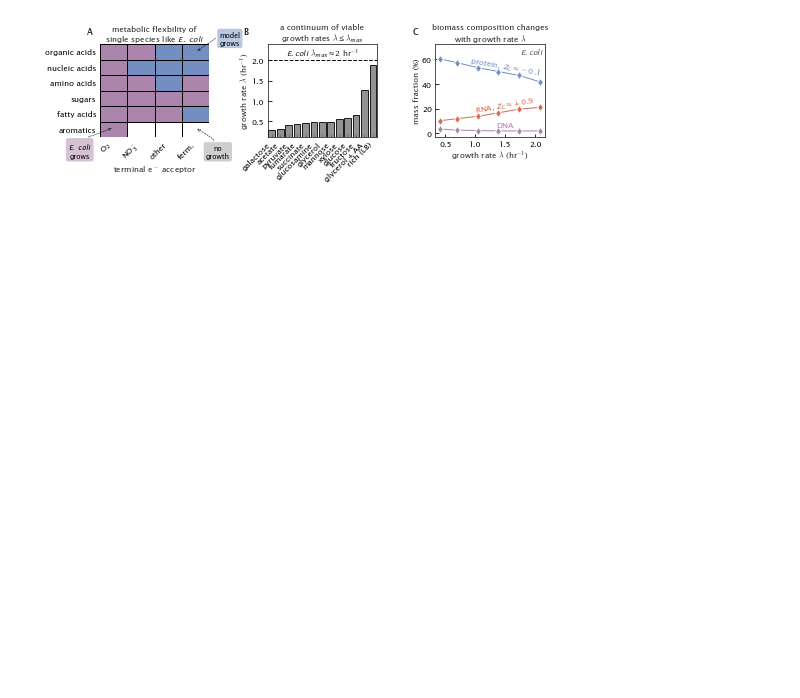
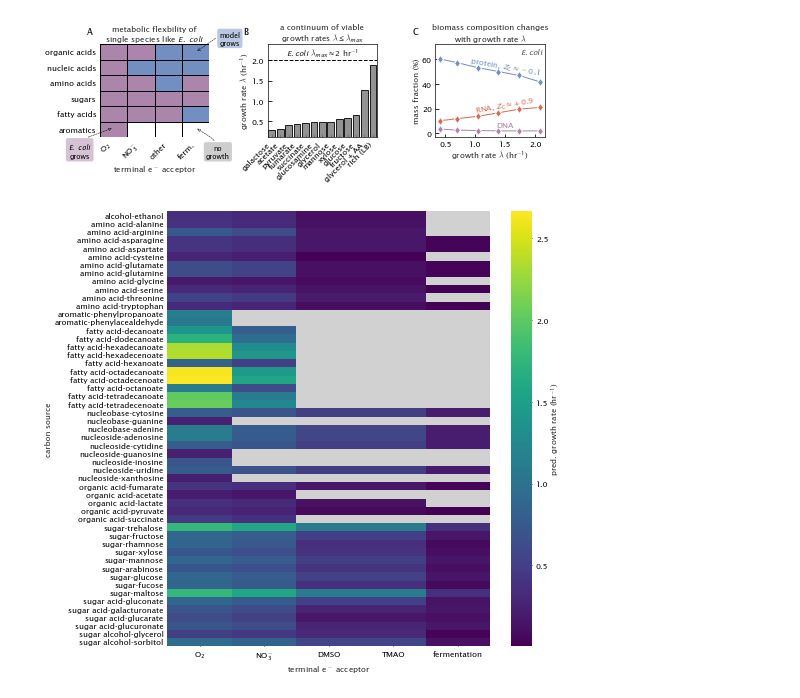
Before and after one commit to flamholz/redox-proteome, a Jupyter notebook: notebooks/Fig1.ipynb, the cells around one changed output. Cells and saved outputs as stored; diff of their text form; code cells hidden in the pictures; blank space fills up the shorter version.

```diff
--- a/notebooks/Fig1.ipynb
+++ b/notebooks/Fig1.ipynb
@@ -128,3 +128,27 @@ plt.savefig('../output/Fig1.png', facecolor='white', dpi=300)
 plt.show()
 # %% [output]
 [figure]
+# %%
+# Make a binary version of the growth matrix for plotting
+growth_mat_df = pd.read_csv('../output/iML1515_growth_rate_matrix.csv', index_col=[0,1])
+binary_growth_mat_df = pd.read_csv('../output/iML1515_binary_growth_matrix.csv', index_col=[0,1])
+# %%
+cols = 'O2,NO3,DMSO,TMAO,fermentation'.split(',')
+cmap = sns.color_palette('cividis', as_cmap=True)
+cmap.set_bad('white')
+
+plt.figure(figsize=(7.24, 8))
+nice_labels = dict(O2='O$_2$', NO3='NO$_3^{-}$', DMSO='DMSO', TMAO='TMAO', fermentation='fermentation')
+xticklabels = [nice_labels.get(x, x) for x in cols]
+growth_mat_df[growth_mat_df == 0] = np.nan
+my_cmap = sns.color_palette('viridis', as_cmap=True)
+my_cmap.set_bad(greys[1])
+sns.heatmap(growth_mat_df[cols], cbar=True, fmt='',
+            cbar_kws=dict(label='pred. growth rate (hr$^{-1}$)'),
+            xticklabels=xticklabels, cmap=my_cmap)
+plt.xlabel('terminal e$^-$ acceptor')
+plt.ylabel('carbon source')
+
+plt.savefig('../output/FigSX_iML1515_growth_matrix.png', dpi=300, bbox_inches='tight', facecolor='white')
+# %% [output]
+[figure, added]
```
Also changed, not shown: 8 other files.
